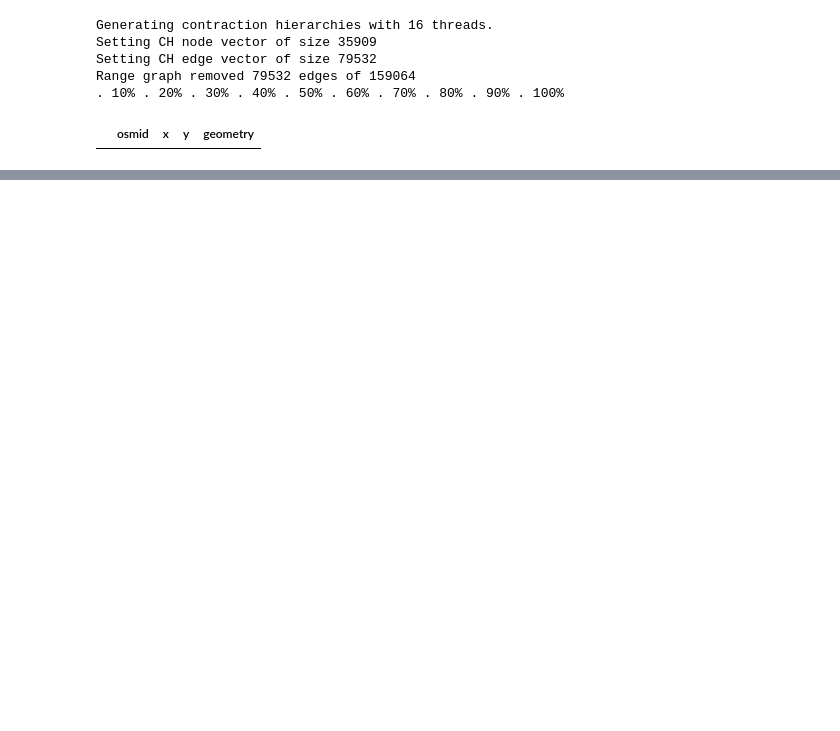
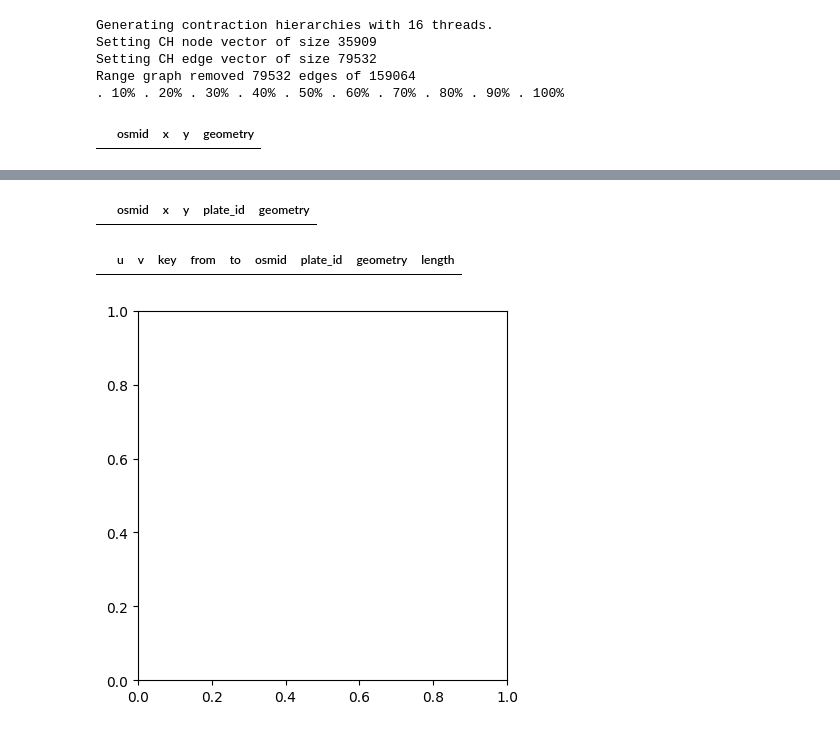
Before and after one commit to diegoalrv/clbb-io, a Jupyter notebook: notebooks/streets.ipynb, the cells around one changed output, grey strips where cells are left out. Cells and saved outputs as stored; diff of their text form; code cells hidden in the pictures; blank space fills up the shorter version.

```diff
--- a/notebooks/streets.ipynb
+++ b/notebooks/streets.ipynb
@@ -183,0 +463,20 @@ nodes[~((nodes['osmid'].isin(edges['from']))|(nodes['osmid'].isin(edges['to'])))
+# %%
+nodes_to_fix = calc_nodes_to_fix(nodes_res, edges_plate)
+
+future_edges = get_df(dataset, time='future', var='edges')
+actual_nodes = get_df(dataset, time='actual', var='nodes')
+
+nodes_ids = nodes_to_fix['osmid']
+mask = (future_edges['from'].isin(nodes_ids))#|(future_edges['to'].isin(nodes_ids))
+future_edges_to_fix = future_edges[mask]
+mask = future_edges_to_fix['to'].isin(actual_nodes['osmid'])
+future_edges_to_fix = future_edges_to_fix[mask]
+future_edges_to_fix = pd.concat([future_edges_to_fix, future_edges_to_fix.rename(columns={'u':'v', 'v':'u', 'to':'from', 'from': 'to'})])
+
+future_edges_to_fix.plot()
+display(nodes_to_fix)
+display(future_edges_to_fix)
+# %% [output]
+|  | osmid | x | y | plate_id | geometry |
+|  | u | v | key | from | to | osmid | plate_id | geometry | length |
+[figure, added]
```
Also changed, not shown: parts of 21 cells of this notebook, 23 other files.
